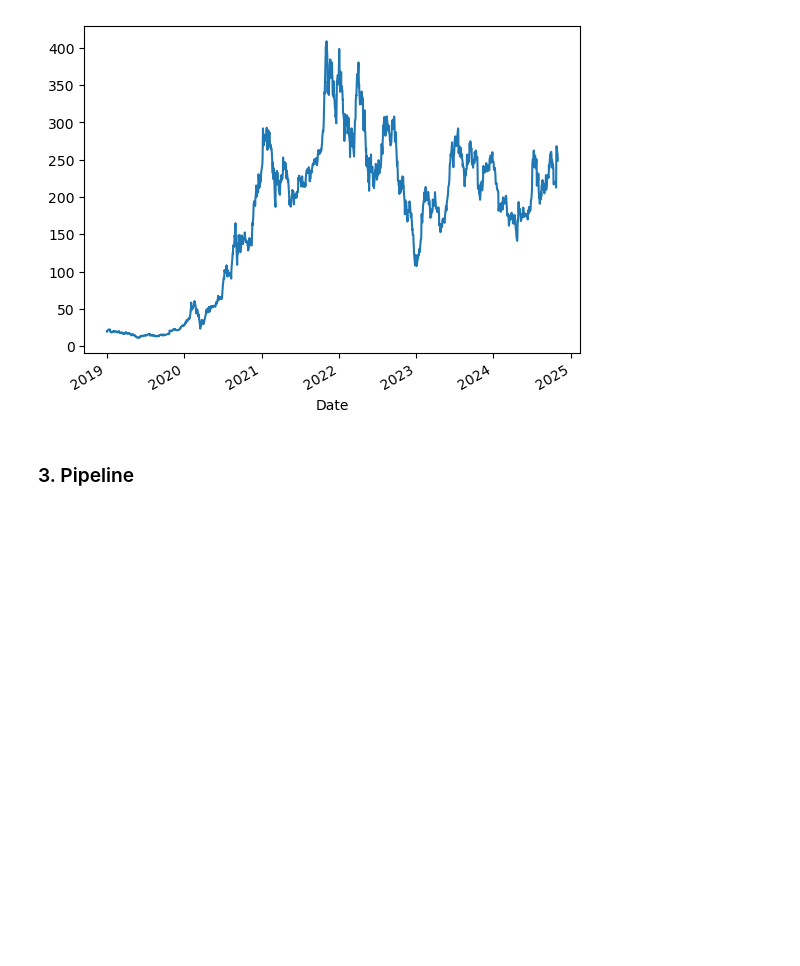
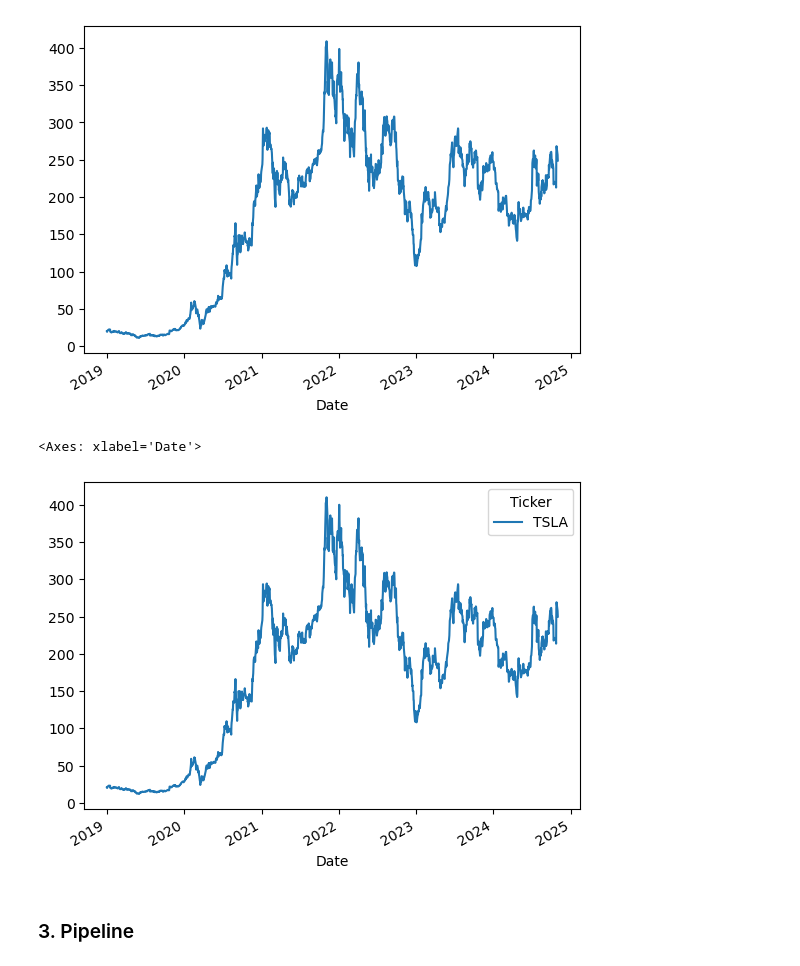
Before and after one commit to alejandro-ic-10/Smart-Agent, a Jupyter notebook: Meta_Agent_Search_LSTM.ipynb, the cells around one changed output. Cells and saved outputs as stored; diff of their text form; code cells hidden in the pictures; blank space fills up the shorter version.

```diff
--- a/Meta_Agent_Search_LSTM.ipynb
+++ b/Meta_Agent_Search_LSTM.ipynb
@@ -74,6 +74,11 @@ data_clean.plot()
 # %% [output]
 <Axes: xlabel='Date'>
 [figure]
+# %%
+data_adj.plot()
+# %% [output]
+<Axes: xlabel='Date'>
+[figure, added]
 # %%
 df_process = data_clean.to_frame()
 # %% [markdown]
```
Also changed, not shown: parts of 14 cells of this notebook, 1 other file.
